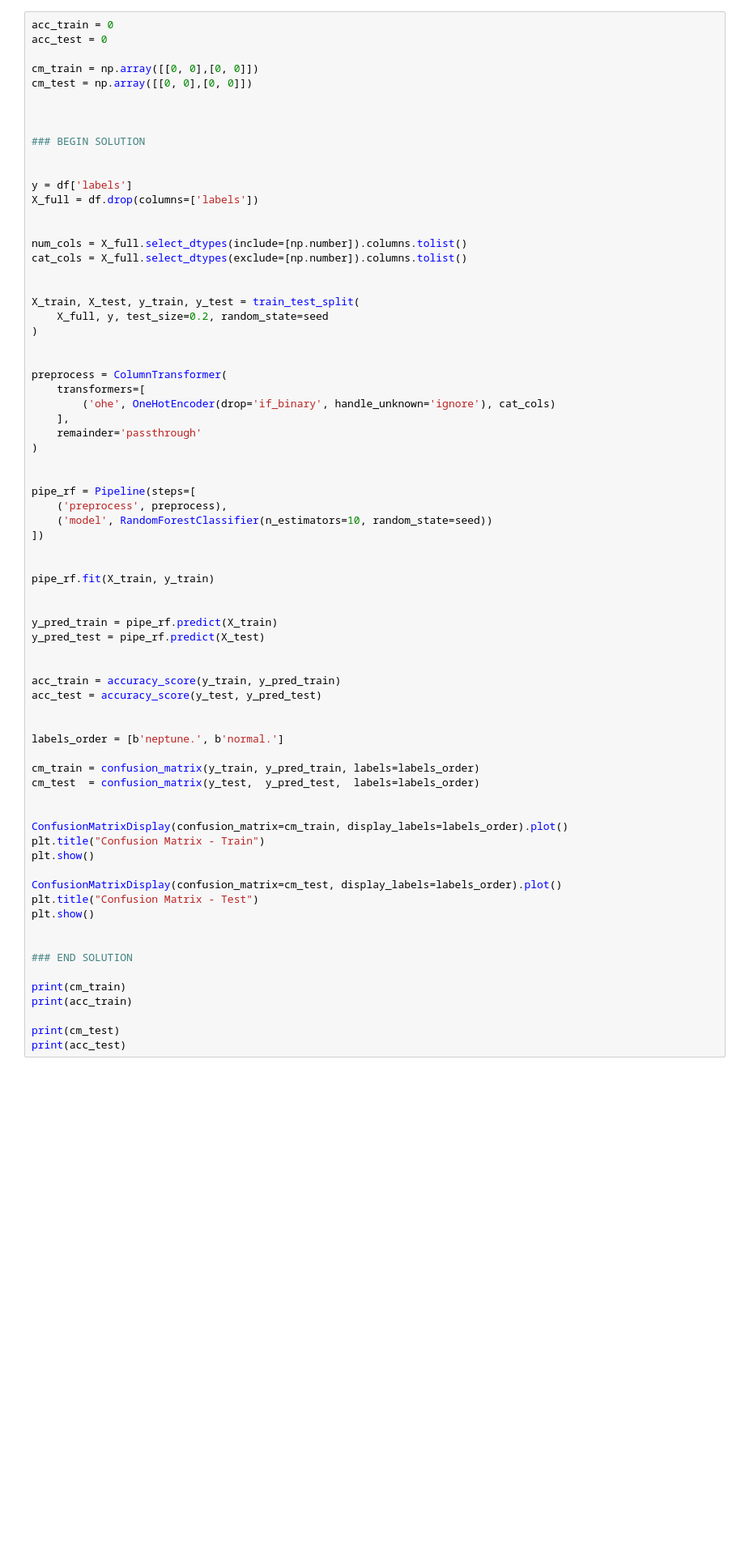
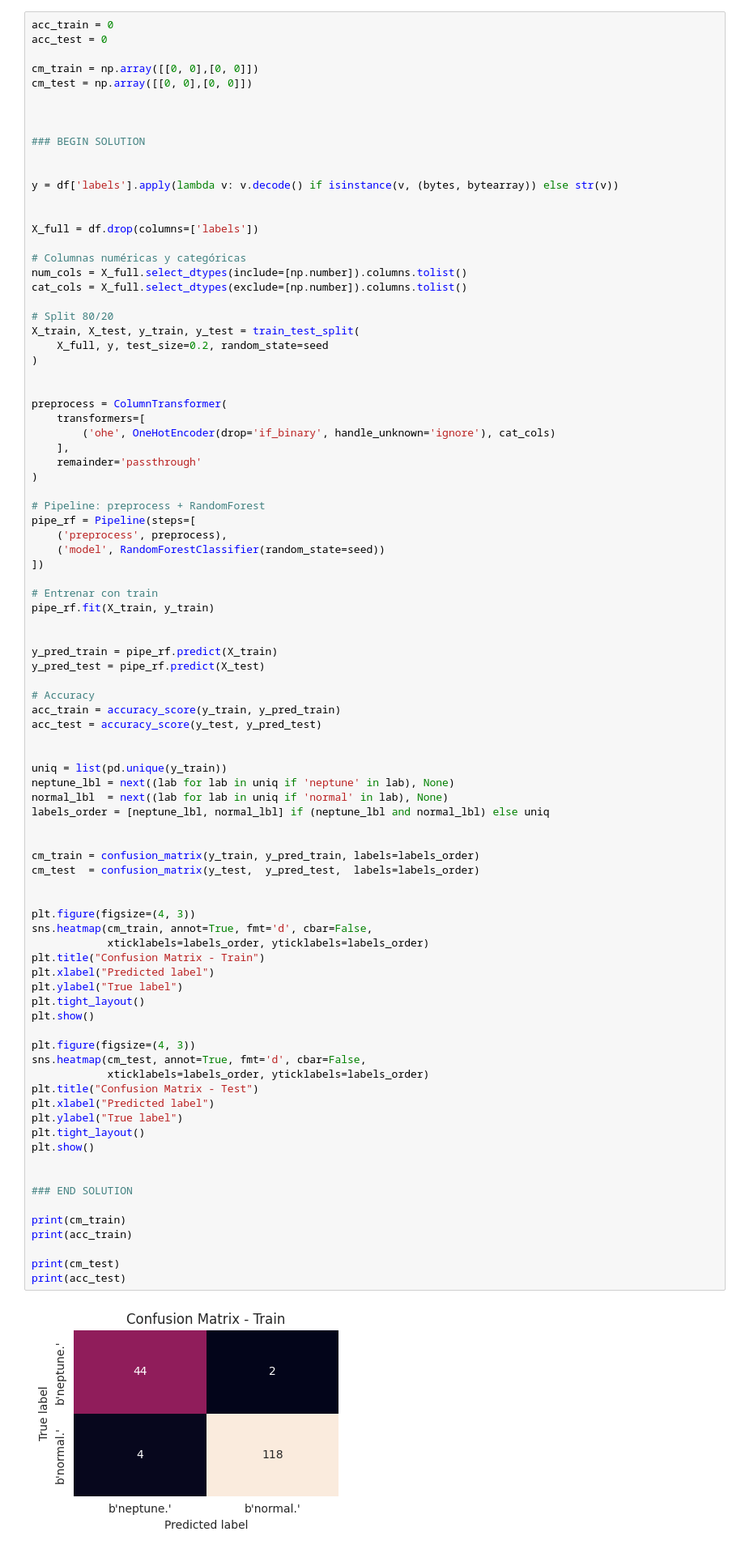
Before and after one commit to mehrerm/intro_deep_learning, a Jupyter notebook: MLParte2/ejercicio2.ipynb, the cells around one changed output. Shown at 81% size. Cells and saved outputs as stored; diff of their text form; blank space fills up the shorter version.

```diff
--- a/MLParte2/ejercicio2.ipynb
+++ b/MLParte2/ejercicio2.ipynb
@@ -399,14 +480,16 @@ cm_test = np.array([[0, 0],[0, 0]])
 ### BEGIN SOLUTION
 
 
-y = df['labels']
+y = df['labels'].apply(lambda v: v.decode() if isinstance(v, (bytes, bytearray)) else str(v))
+
+
 X_full = df.drop(columns=['labels'])
 
-
+# Columnas numéricas y categóricas
 num_cols = X_full.select_dtypes(include=[np.number]).columns.tolist()
 cat_cols = X_full.select_dtypes(exclude=[np.number]).columns.tolist()
 
-
+# Split 80/20
 X_train, X_test, y_train, y_test = train_test_split(
     X_full, y, test_size=0.2, random_state=seed
 )
@@ -419,43 +502,59 @@ preprocess = ColumnTransformer(
     remainder='passthrough'
 )
 
-
+# Pipeline: preprocess + RandomForest
 pipe_rf = Pipeline(steps=[
     ('preprocess', preprocess),
-    ('model', RandomForestClassifier(n_estimators=10, random_state=seed))
+    ('model', RandomForestClassifier(random_state=seed))
 ])
 
-
+# Entrenar con train
 pipe_rf.fit(X_train, y_train)
 
 
 y_pred_train = pipe_rf.predict(X_train)
 y_pred_test = pipe_rf.predict(X_test)
 
-
+# Accuracy
 acc_train = accuracy_score(y_train, y_pred_train)
 acc_test = accuracy_score(y_test, y_pred_test)
 
 
-labels_order = [b'neptune.', b'normal.']
+uniq = list(pd.unique(y_train))
+neptune_lbl = next((lab for lab in uniq if 'neptune' in lab), None)
+normal_lbl  = next((lab for lab in uniq if 'normal' in lab), None)
+labels_order = [neptune_lbl, normal_lbl] if (neptune_lbl and normal_lbl) else uniq
+
 
 cm_train = confusion_matrix(y_train, y_pred_train, labels=labels_order)
 cm_test  = confusion_matrix(y_test,  y_pred_test,  labels=labels_order)
 
 
-ConfusionMatrixDisplay(confusion_matrix=cm_train, display_labels=labels_order).plot()
+plt.figure(figsize=(4, 3))
+sns.heatmap(cm_train, annot=True, fmt='d', cbar=False,
+            xticklabels=labels_order, yticklabels=labels_order)
 plt.title("Confusion Matrix - Train")
+plt.xlabel("Predicted label")
+plt.ylabel("True label")
+plt.tight_layout()
 plt.show()
 
-ConfusionMatrixDisplay(confusion_matrix=cm_test, display_labels=labels_order).plot()
+plt.figure(figsize=(4, 3))
+sns.heatmap(cm_test, annot=True, fmt='d', cbar=False,
+            xticklabels=labels_order, yticklabels=labels_order)
 plt.title("Confusion Matrix - Test")
+plt.xlabel("Predicted label")
+plt.ylabel("True label")
+plt.tight_layout()
 plt.show()
 
 
 ### END SOLUTION
 
 print(cm_train)
 print(acc_train)
 
 print(cm_test)
 print(acc_test)
+# %% [output]
+[figure, added]
```
Also changed, not shown: parts of 5 cells of this notebook.
